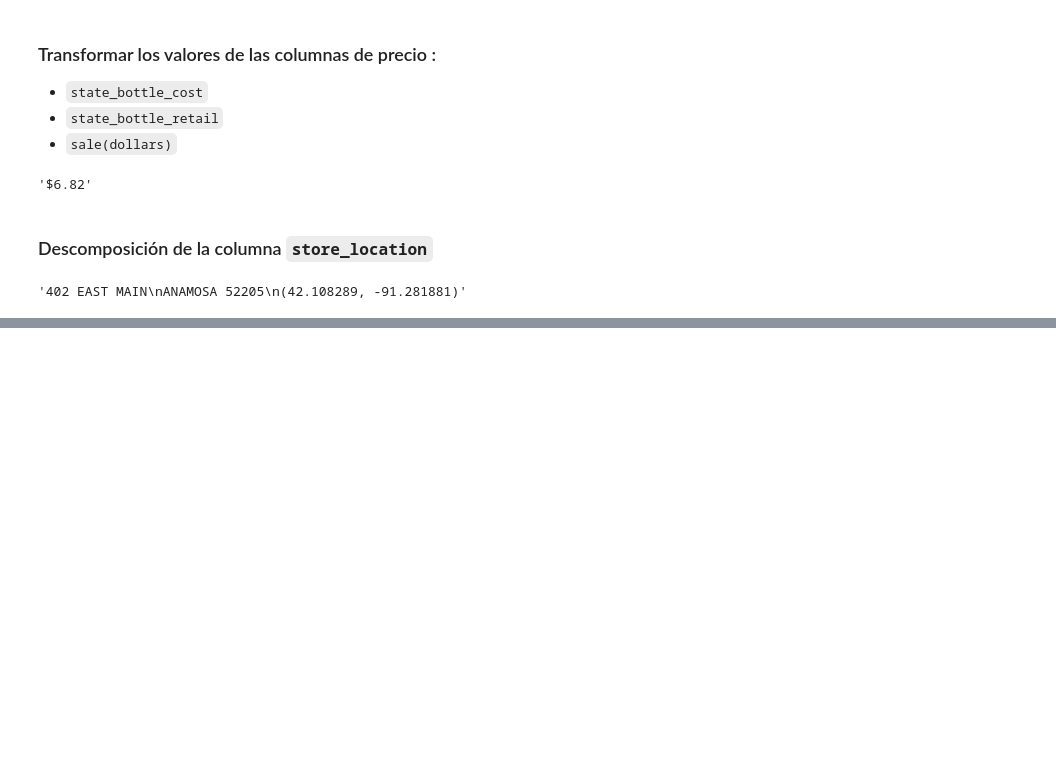
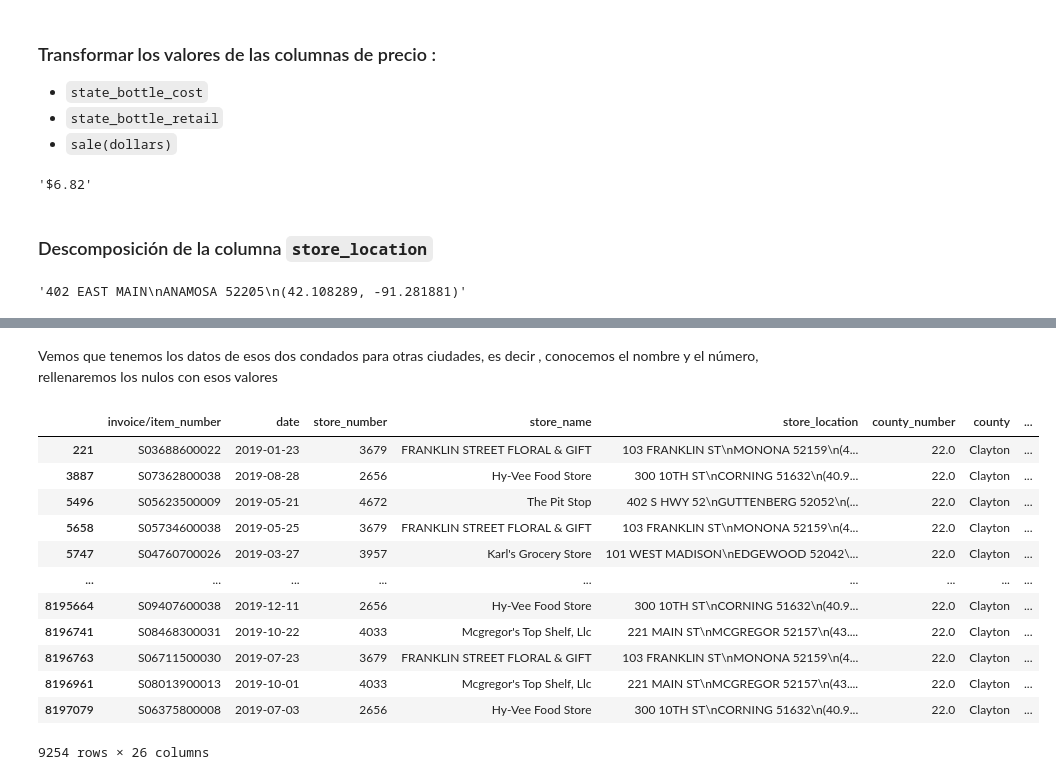
Before and after one commit to MariCruzTE/eda_ventas, a Jupyter notebook: jupyters/limpieza.ipynb, the cells around one changed output, grey strips where cells are left out. Saved outputs shown, nothing was run; the diff lists cells and outputs as text; code cells hidden in the pictures; blank space fills up the shorter version.

```diff
--- a/jupyters/limpieza.ipynb
+++ b/jupyters/limpieza.ipynb
@@ -205,0 +393,18 @@ memory usage: 395.5+ MB
+# %% [markdown]
+Vemos que tenemos los datos de esos dos condados para otras ciudades, es decir , conocemos el nombre y el número, rellenaremos los nulos con esos valores
+# %%
+df[df["county"] == "Clayton"]
+# %% [output]
+|  | invoice/item_number | date | store_number | store_name | store_location | county_number | county | ... |
+| 221 | S03688600022 | 2019-01-23 | 3679 | FRANKLIN STREET FLORAL & GIFT | 103 FRANKLIN ST\nMONONA 52159\n(4... | 22.0 | Clayton | ... |
+| 3887 | S07362800038 | 2019-08-28 | 2656 | Hy-Vee Food Store | 300 10TH ST\nCORNING 51632\n(40.9... | 22.0 | Clayton | ... |
+| 5496 | S05623500009 | 2019-05-21 | 4672 | The Pit Stop | 402 S HWY 52\nGUTTENBERG 52052\n(... | 22.0 | Clayton | ... |
+| 5658 | S05734600038 | 2019-05-25 | 3679 | FRANKLIN STREET FLORAL & GIFT | 103 FRANKLIN ST\nMONONA 52159\n(4... | 22.0 | Clayton | ... |
+| 5747 | S04760700026 | 2019-03-27 | 3957 | Karl's Grocery Store | 101 WEST MADISON\nEDGEWOOD 52042\... | 22.0 | Clayton | ... |
+| ... | ... | ... | ... | ... | ... | ... | ... | ... |
+| 8195664 | S09407600038 | 2019-12-11 | 2656 | Hy-Vee Food Store | 300 10TH ST\nCORNING 51632\n(40.9... | 22.0 | Clayton | ... |
+| 8196741 | S08468300031 | 2019-10-22 | 4033 | Mcgregor's Top Shelf, Llc | 221 MAIN ST\nMCGREGOR 52157\n(43.... | 22.0 | Clayton | ... |
+| 8196763 | S06711500030 | 2019-07-23 | 3679 | FRANKLIN STREET FLORAL & GIFT | 103 FRANKLIN ST\nMONONA 52159\n(4... | 22.0 | Clayton | ... |
+| 8196961 | S08013900013 | 2019-10-01 | 4033 | Mcgregor's Top Shelf, Llc | 221 MAIN ST\nMCGREGOR 52157\n(43.... | 22.0 | Clayton | ... |
+| 8197079 | S06375800008 | 2019-07-03 | 2656 | Hy-Vee Food Store | 300 10TH ST\nCORNING 51632\n(40.9... | 22.0 | Clayton | ... |
+9254 rows × 26 columns
```
Also changed, not shown: parts of 37 cells of this notebook, 4 other files.
